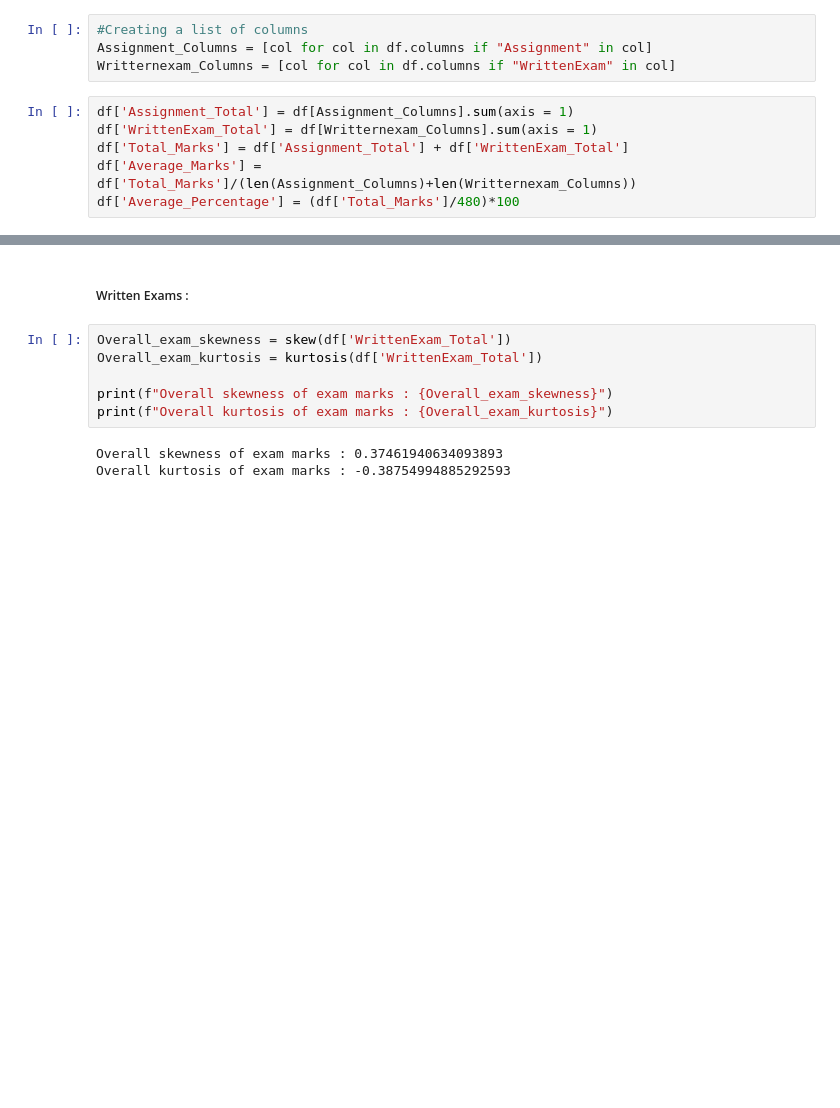
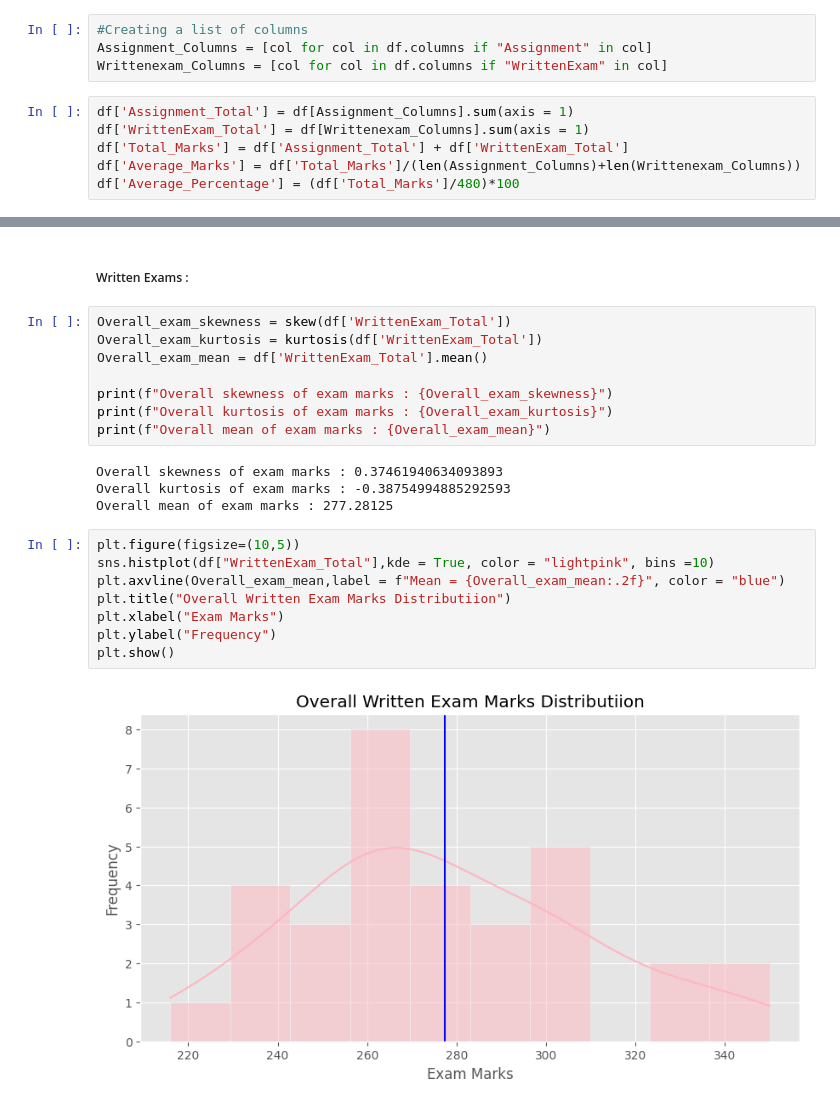
Before and after one commit to MrQuestionbank/Python-Course-Work, a Jupyter notebook: Projects/Data_Analytics_Projects/Students_Analysis.ipynb, the cells around one changed output, grey strips where cells are left out. Drawn from its saved outputs; the diff is of its cells as text; blank space fills up the shorter version.

```diff
--- a/Projects/Data_Analytics_Projects/Students_Analysis.ipynb
+++ b/Projects/Data_Analytics_Projects/Students_Analysis.ipynb
@@ -101,12 +103,12 @@ Here we are preparing the dataset so that we can visualize and analyze the class
 # %%
 #Creating a list of columns
 Assignment_Columns = [col for col in df.columns if "Assignment" in col]
-Writternexam_Columns = [col for col in df.columns if "WrittenExam" in col]
+Writtenexam_Columns = [col for col in df.columns if "WrittenExam" in col]
 # %%
 df['Assignment_Total'] = df[Assignment_Columns].sum(axis = 1)
-df['WrittenExam_Total'] = df[Writternexam_Columns].sum(axis = 1)
+df['WrittenExam_Total'] = df[Writtenexam_Columns].sum(axis = 1)
 df['Total_Marks'] = df['Assignment_Total'] + df['WrittenExam_Total']
-df['Average_Marks'] = df['Total_Marks']/(len(Assignment_Columns)+len(Writternexam_Columns))
+df['Average_Marks'] = df['Total_Marks']/(len(Assignment_Columns)+len(Writtenexam_Columns))
 df['Average_Percentage'] = (df['Total_Marks']/480)*100
 # %%
 df[['Name', 'Assignment_Total', 'WrittenExam_Total', 'Total_Marks', 'Average_Marks','Average_Percentage']].head()
@@ -268,9 +274,22 @@ plt.show()
 # %%
 Overall_exam_skewness = skew(df['WrittenExam_Total'])
 Overall_exam_kurtosis = kurtosis(df['WrittenExam_Total'])
+Overall_exam_mean = df['WrittenExam_Total'].mean()
 
 print(f"Overall skewness of exam marks : {Overall_exam_skewness}")
 print(f"Overall kurtosis of exam marks : {Overall_exam_kurtosis}")
+print(f"Overall mean of exam marks : {Overall_exam_mean}")
 # %% [output]
 Overall skewness of exam marks : 0.37461940634093893
 Overall kurtosis of exam marks : -0.38754994885292593
+Overall mean of exam marks : 277.28125
+# %%
+plt.figure(figsize=(10,5))
+sns.histplot(df["WrittenExam_Total"],kde = True, color = "lightpink", bins =10)
+plt.axvline(Overall_exam_mean,label = f"Mean = {Overall_exam_mean:.2f}", color = "blue")
+plt.title("Overall Written Exam Marks Distributiion")
+plt.xlabel("Exam Marks")
+plt.ylabel("Frequency")
+plt.show()
+# %% [output]
+[figure, added]
```
Also changed, not shown: parts of 10 cells of this notebook, 2 other files.
